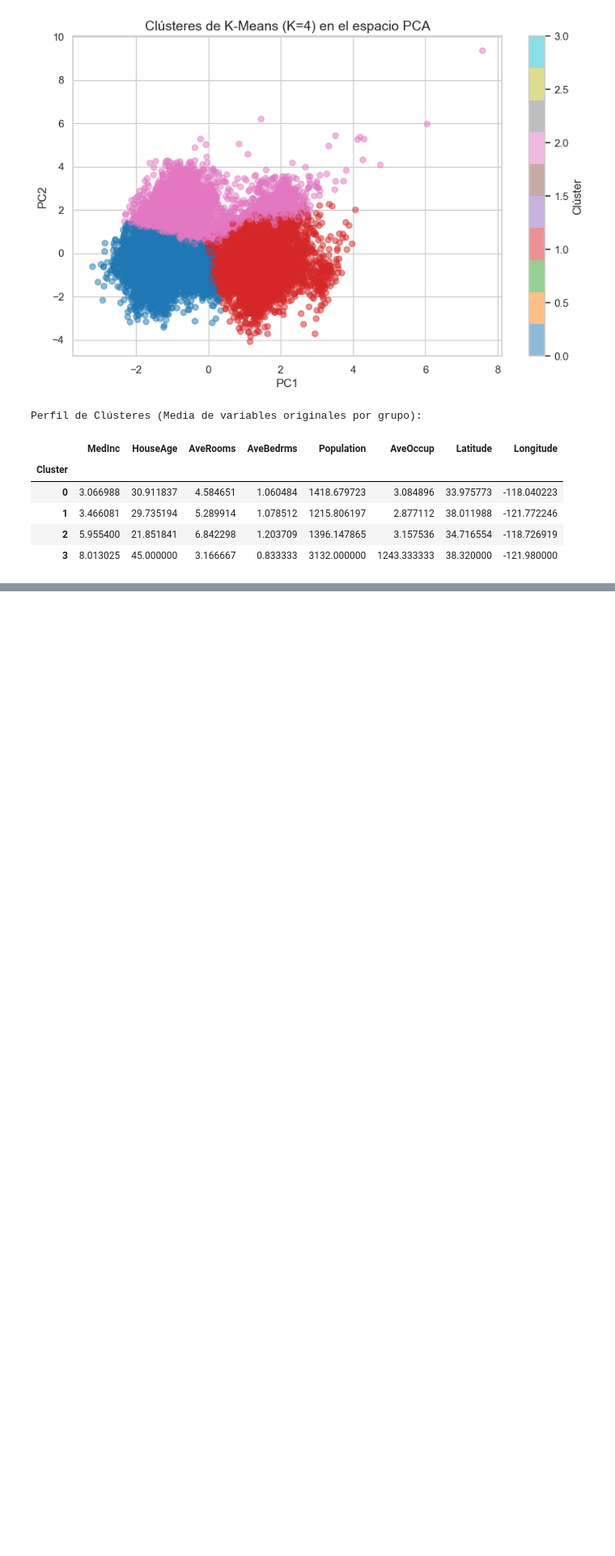
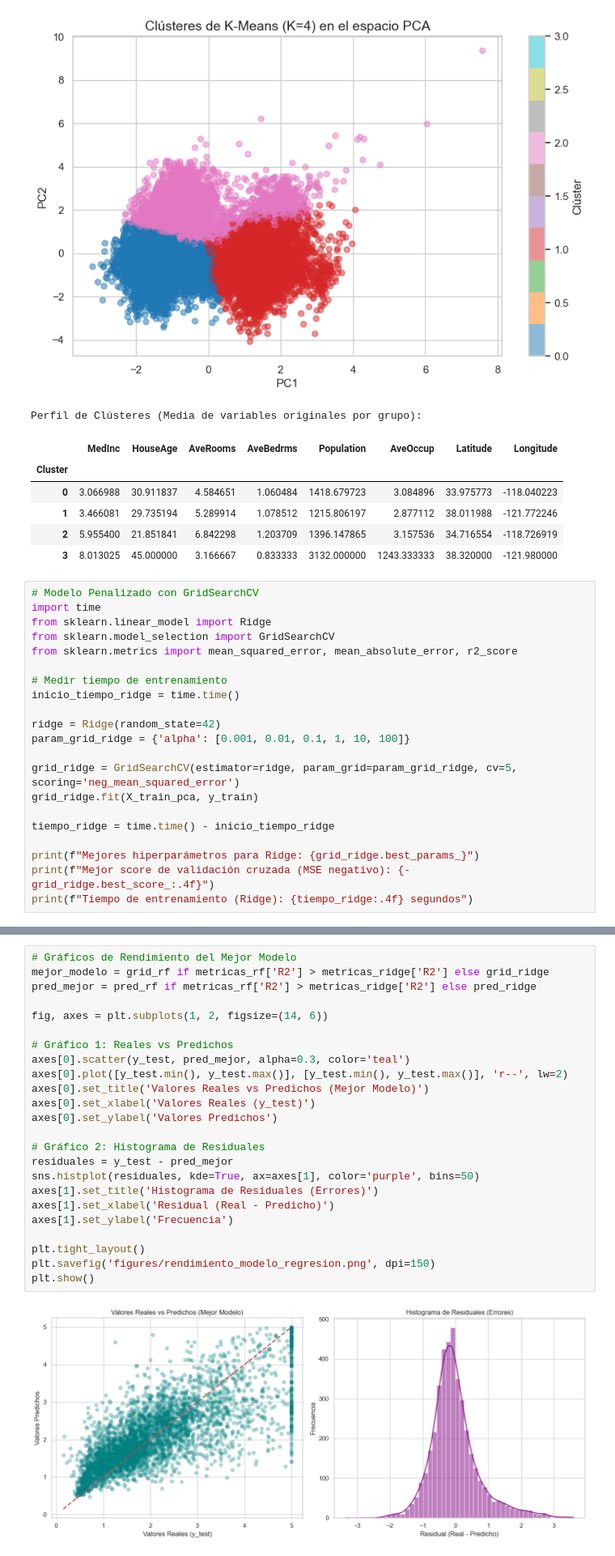
Before and after one commit to Elias-Orellana-umayor/examen-ml1, a Jupyter notebook: Examen.ipynb, the cells around one changed output, grey strips where cells are left out. Shown at 81% size. Saved outputs shown, nothing was run; the diff lists cells and outputs as text; blank space fills up the shorter version.

Commit message:
fase 3 con modelado supervisado, metricas y exportacion de resultados

```diff
--- a/Examen.ipynb
+++ b/Examen.ipynb
@@ -403,3 +403,24 @@ Perfil de Clústeres (Media de variables originales por grupo):
 | 1 | 3.466081 | 29.735194 | 5.289914 | 1.078512 | 1215.806197 | 2.877112 | 38.011988 | -121.772246 |
 | 2 | 5.955400 | 21.851841 | 6.842298 | 1.203709 | 1396.147865 | 3.157536 | 34.716554 | -118.726919 |
 | 3 | 8.013025 | 45.000000 | 3.166667 | 0.833333 | 3132.000000 | 1243.333333 | 38.320000 | -121.980000 |
+# %%
+# Modelo Penalizado con GridSearchCV
+import time
+from sklearn.linear_model import Ridge
+from sklearn.model_selection import GridSearchCV
+from sklearn.metrics import mean_squared_error, mean_absolute_error, r2_score
+
+# Medir tiempo de entrenamiento
+inicio_tiempo_ridge = time.time()
+
+ridge = Ridge(random_state=42)
+param_grid_ridge = {'alpha': [0.001, 0.01, 0.1, 1, 10, 100]}
+
+grid_ridge = GridSearchCV(estimator=ridge, param_grid=param_grid_ridge, cv=5, scoring='neg_mean_squared_error')
+grid_ridge.fit(X_train_pca, y_train)
+
+tiempo_ridge = time.time() - inicio_tiempo_ridge
+
+print(f"Mejores hiperparámetros para Ridge: {grid_ridge.best_params_}")
+print(f"Mejor score de validación cruzada (MSE negativo): {-grid_ridge.best_score_:.4f}")
+print(f"Tiempo de entrenamiento (Ridge): {tiempo_ridge:.4f} segundos")
@@ -405,0 +503,26 @@ Perfil de Clústeres (Media de variables originales por grupo):
+# %%
+# Gráficos de Rendimiento del Mejor Modelo
+mejor_modelo = grid_rf if metricas_rf['R2'] > metricas_ridge['R2'] else grid_ridge
+pred_mejor = pred_rf if metricas_rf['R2'] > metricas_ridge['R2'] else pred_ridge
+
+fig, axes = plt.subplots(1, 2, figsize=(14, 6))
+
+# Gráfico 1: Reales vs Predichos
+axes[0].scatter(y_test, pred_mejor, alpha=0.3, color='teal')
+axes[0].plot([y_test.min(), y_test.max()], [y_test.min(), y_test.max()], 'r--', lw=2)
+axes[0].set_title('Valores Reales vs Predichos (Mejor Modelo)')
+axes[0].set_xlabel('Valores Reales (y_test)')
+axes[0].set_ylabel('Valores Predichos')
+
+# Gráfico 2: Histograma de Residuales
+residuales = y_test - pred_mejor
+sns.histplot(residuales, kde=True, ax=axes[1], color='purple', bins=50)
+axes[1].set_title('Histograma de Residuales (Errores)')
+axes[1].set_xlabel('Residual (Real - Predicho)')
+axes[1].set_ylabel('Frecuencia')
+
+plt.tight_layout()
+plt.savefig('figures/rendimiento_modelo_regresion.png', dpi=150)
+plt.show()
+# %% [output]
+[figure, added]
```
Also changed, not shown: parts of 3 cells of this notebook, 2 other files.
